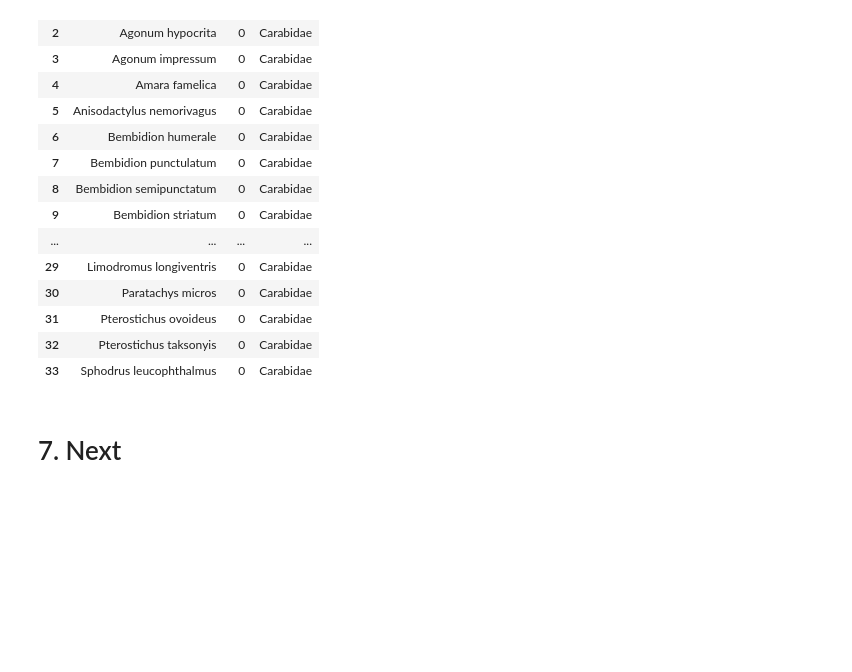
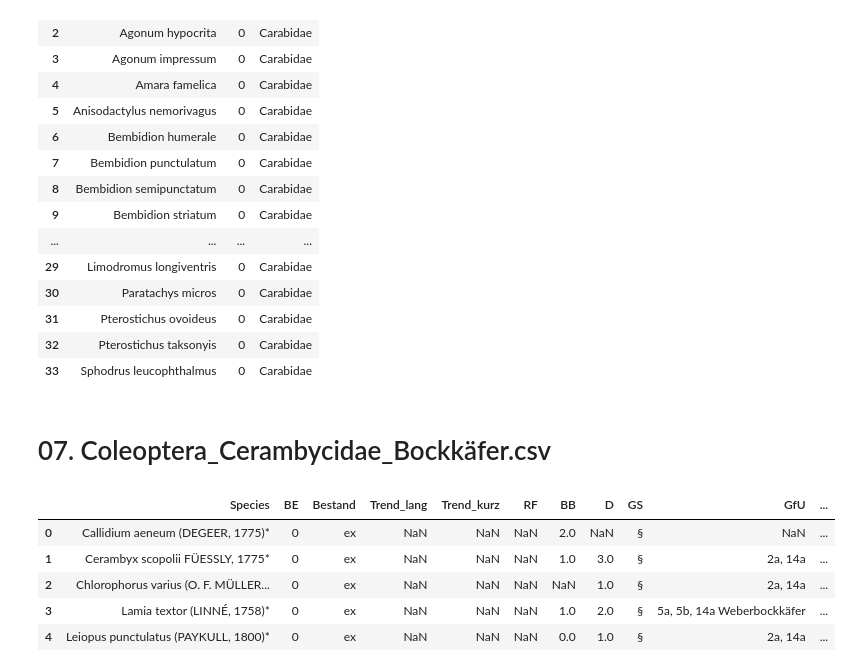
Before and after one commit to Zzzhenya/Berlin-red-list, a Jupyter notebook: Transformation/Raw_csv/Insecta.ipynb, the cells around one changed output. Drawn from its saved outputs; the diff is of its cells as text; code cells hidden in the pictures; blank space fills up the shorter version.

```diff
--- a/Transformation/Raw_csv/Insecta.ipynb
+++ b/Transformation/Raw_csv/Insecta.ipynb
@@ -1010,4 +1010,16 @@ df
 df.to_csv('../../Transformation/Data_cleaning_step1/Coleoptera_Carabidae_Laufkäfer.csv',
           index=False)
 # %% [markdown]
-# 7. Next
+# 07. Coleoptera_Cerambycidae_Bockkäfer.csv
+# %%
+# Read file into dataframe
+
+df = pd.read_csv('Coleoptera_Cerambycidae_Bockkäfer.csv')
+df.head()
+# %% [output]
+|  | Species | BE | Bestand | Trend_lang | Trend_kurz | RF | BB | D | GS | GfU | ... |
+| 0 | Callidium aeneum (DEGEER, 1775)* | 0 | ex | NaN | NaN | NaN | 2.0 | NaN | § | NaN | ... |
+| 1 | Cerambyx scopolii FÜESSLY, 1775* | 0 | ex | NaN | NaN | NaN | 1.0 | 3.0 | § | 2a, 14a | ... |
+| 2 | Chlorophorus varius (O. F. MÜLLER... | 0 | ex | NaN | NaN | NaN | NaN | 1.0 | § | 2a, 14a | ... |
+| 3 | Lamia textor (LINNÉ, 1758)* | 0 | ex | NaN | NaN | NaN | 1.0 | 2.0 | § | 5a, 5b, 14a Weberbockkäfer | ... |
+| 4 | Leiopus punctulatus (PAYKULL, 1800)* | 0 | ex | NaN | NaN | NaN | 0.0 | 1.0 | § | 2a, 14a | ... |
```
Also changed, not shown: parts of 6 cells of this notebook.
